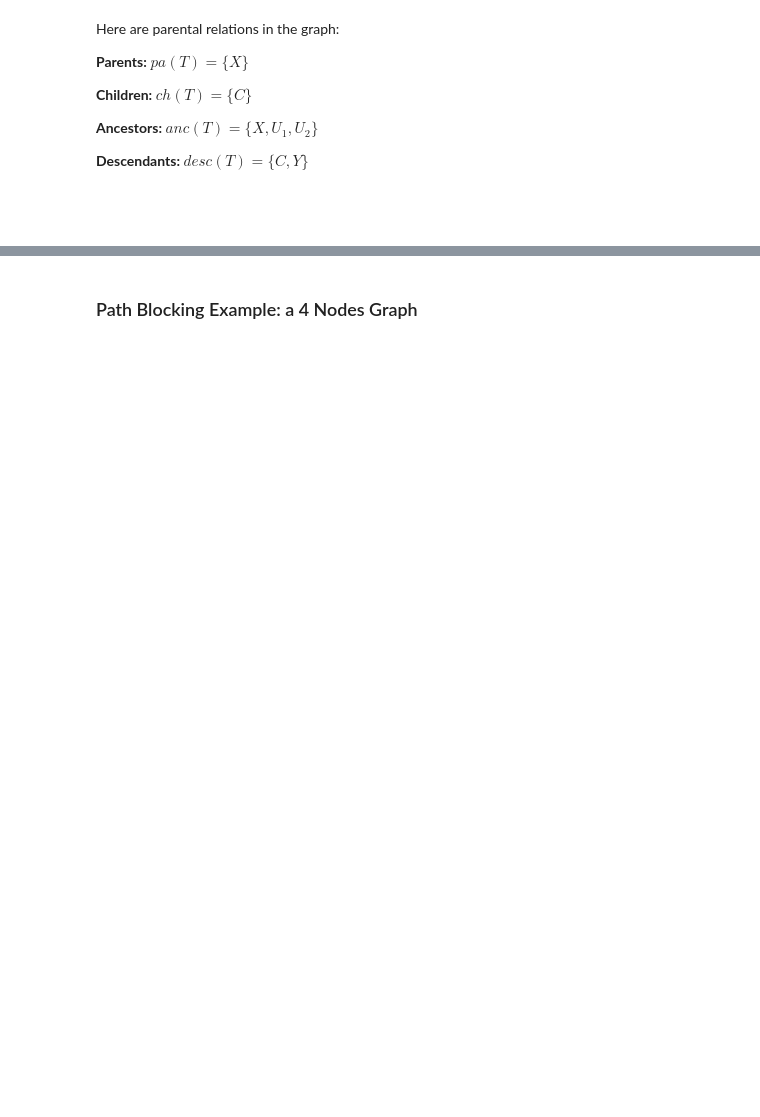
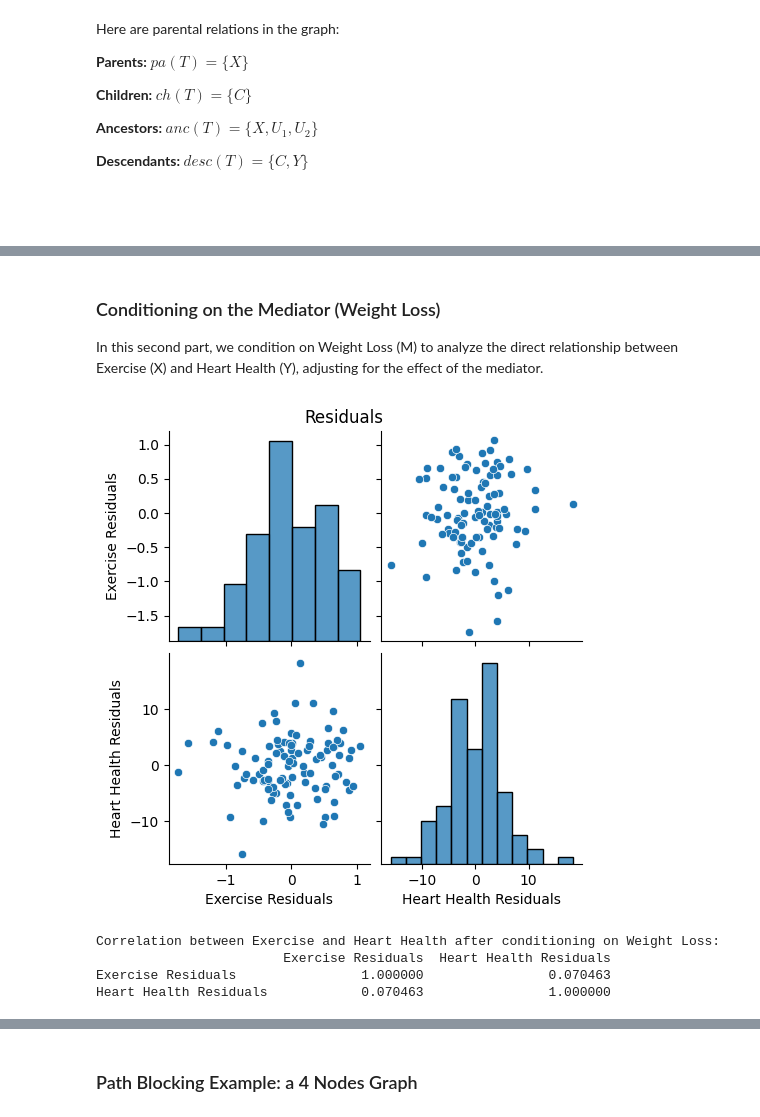
Before and after one commit to Ci2Lab/Applied_Causal_Inference_Course, a Jupyter notebook: lectures/CH-3-Graphical-Causal-Models.ipynb, the cells around one changed output, grey strips where cells are left out. Drawn from its saved outputs; the diff is of its cells as text; code cells hidden in the pictures; blank space fills up the shorter version.

```diff
--- a/lectures/CH-3-Graphical-Causal-Models.ipynb
+++ b/lectures/CH-3-Graphical-Causal-Models.ipynb
@@ -517,0 +496,34 @@ Path are either open or blocked, according to two rules:
+# %% [markdown]
+### Conditioning on the Mediator (Weight Loss)
+
+In this second part, we condition on Weight Loss (M) to analyze the direct relationship between Exercise (X) and Heart Health (Y), adjusting for the effect of the mediator.
+# %%
+from sklearn.linear_model import LinearRegression
+
+# Regress Heart Health (Y) on Weight Loss (M) to get the residuals
+heart_health_residuals = heart_health - LinearRegression().fit(weight_loss.reshape(-1, 1), heart_health).predict(weight_loss.reshape(-1, 1))
+
+# Regress Exercise (X) on Weight Loss (M) to get the residuals
+exercise_residuals = exercise - LinearRegression().fit(weight_loss.reshape(-1, 1), exercise).predict(weight_loss.reshape(-1, 1))
+
+# Create a DataFrame for the residuals
+residuals_data = pd.DataFrame({
+    'Exercise Residuals': exercise_residuals,
+    'Heart Health Residuals': heart_health_residuals
+})
+
+# Visualize residuals (relationship after conditioning)
+sns.pairplot(residuals_data)
+plt.suptitle("Residuals", y=1.02)
+plt.show()
+
+# Correlation matrix after conditioning
+correlation_after = residuals_data.corr()
+print("Correlation between Exercise and Heart Health after conditioning on Weight Loss:")
+print(correlation_after)
+# %% [output]
+[figure, added]
+Correlation between Exercise and Heart Health after conditioning on Weight Loss:
+                        Exercise Residuals  Heart Health Residuals
+Exercise Residuals                1.000000                0.070463
+Heart Health Residuals            0.070463                1.000000
```
Also changed, not shown: parts of 148 cells of this notebook, 2 other files.
